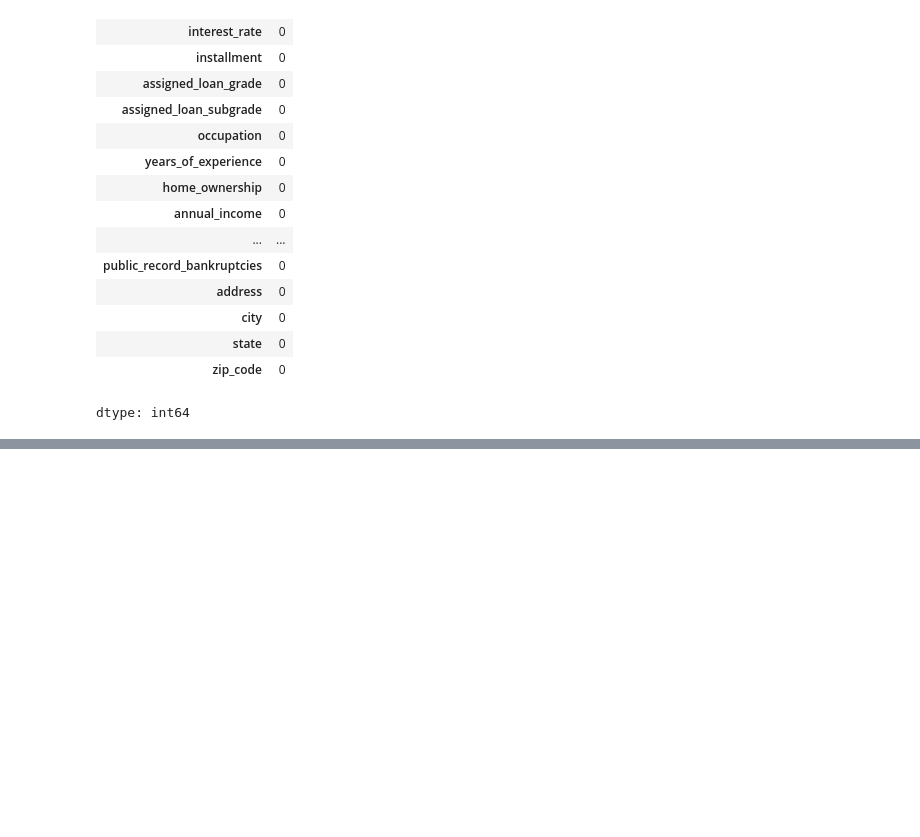
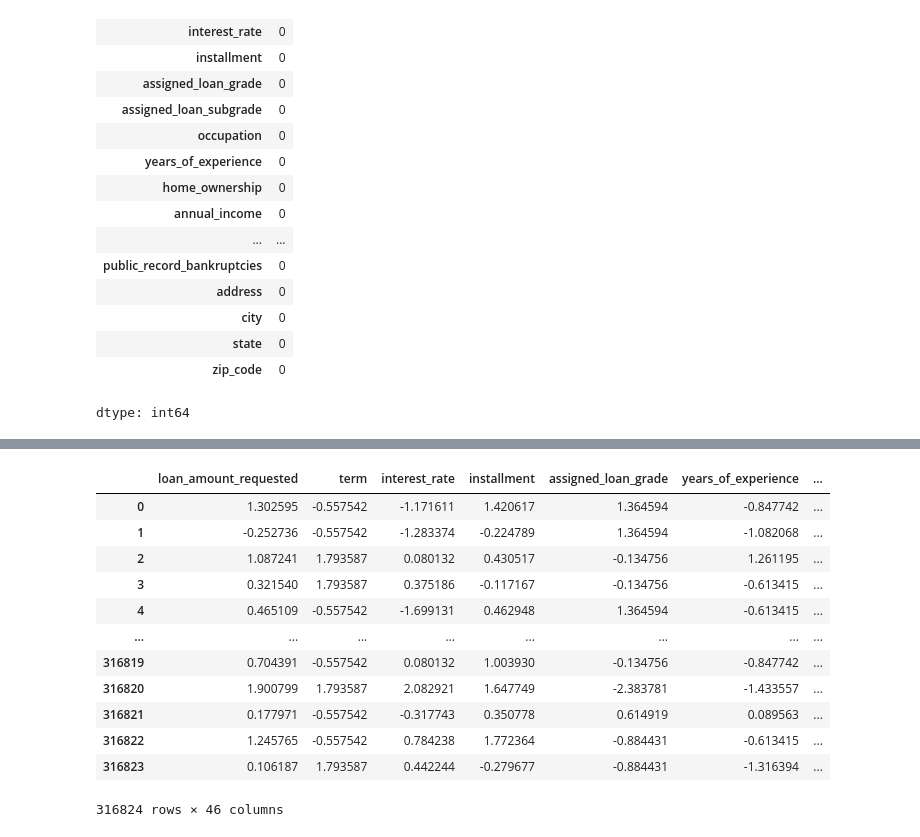
Before and after one commit to akshaykumar2972/Banking-Data-Analysis, a Jupyter notebook: Banking_Data_Analysis.ipynb, the cells around one changed output, grey strips where cells are left out. Drawn from its saved outputs; the diff is of its cells as text; code cells hidden in the pictures; blank space fills up the shorter version.

```diff
--- a/Banking_Data_Analysis.ipynb
+++ b/Banking_Data_Analysis.ipynb
@@ -534,0 +808,16 @@ dtype: int64
+# %%
+X_train_scaled
+# %% [output]
+|  | loan_amount_requested | term | interest_rate | installment | assigned_loan_grade | years_of_experience | ... |
+| 0 | 1.302595 | -0.557542 | -1.171611 | 1.420617 | 1.364594 | -0.847742 | ... |
+| 1 | -0.252736 | -0.557542 | -1.283374 | -0.224789 | 1.364594 | -1.082068 | ... |
+| 2 | 1.087241 | 1.793587 | 0.080132 | 0.430517 | -0.134756 | 1.261195 | ... |
+| 3 | 0.321540 | 1.793587 | 0.375186 | -0.117167 | -0.134756 | -0.613415 | ... |
+| 4 | 0.465109 | -0.557542 | -1.699131 | 0.462948 | 1.364594 | -0.613415 | ... |
+| ... | ... | ... | ... | ... | ... | ... | ... |
+| 316819 | 0.704391 | -0.557542 | 0.080132 | 1.003930 | -0.134756 | -0.847742 | ... |
+| 316820 | 1.900799 | 1.793587 | 2.082921 | 1.647749 | -2.383781 | -1.433557 | ... |
+| 316821 | 0.177971 | -0.557542 | -0.317743 | 0.350778 | 0.614919 | 0.089563 | ... |
+| 316822 | 1.245765 | -0.557542 | 0.784238 | 1.772364 | -0.884431 | -0.613415 | ... |
+| 316823 | 0.106187 | 1.793587 | 0.442244 | -0.279677 | -0.884431 | -1.316394 | ... |
+316824 rows × 46 columns
```
Also changed, not shown: parts of 34 cells of this notebook.
